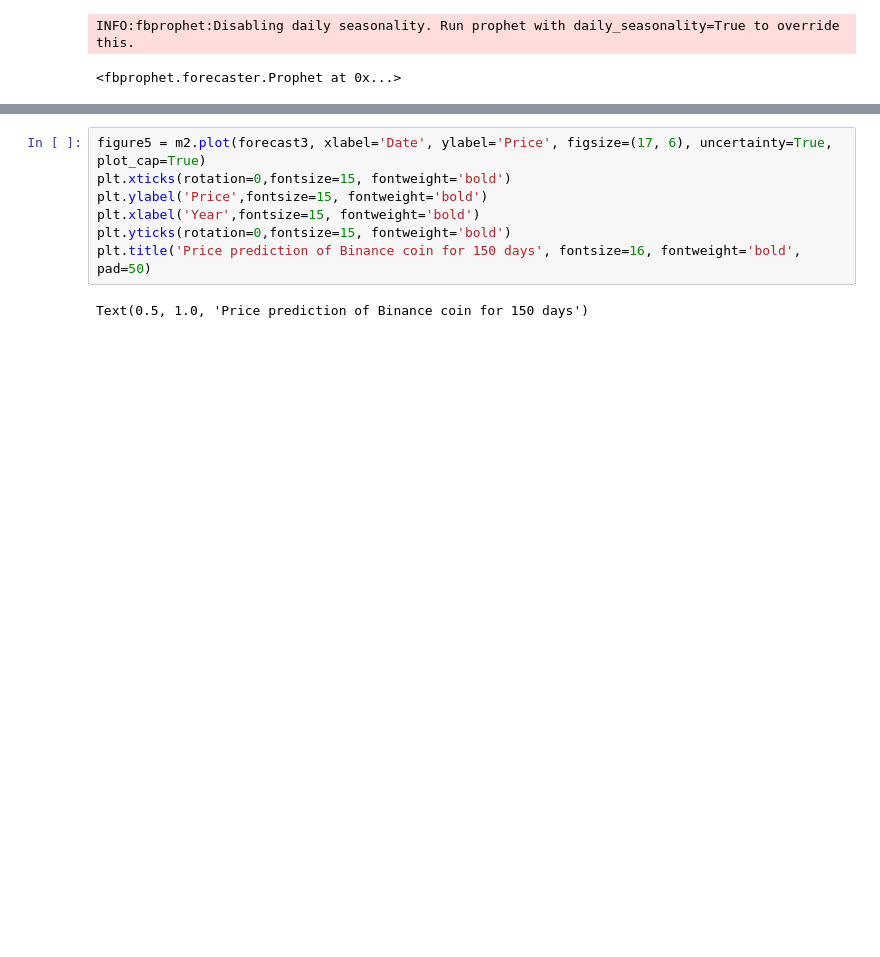
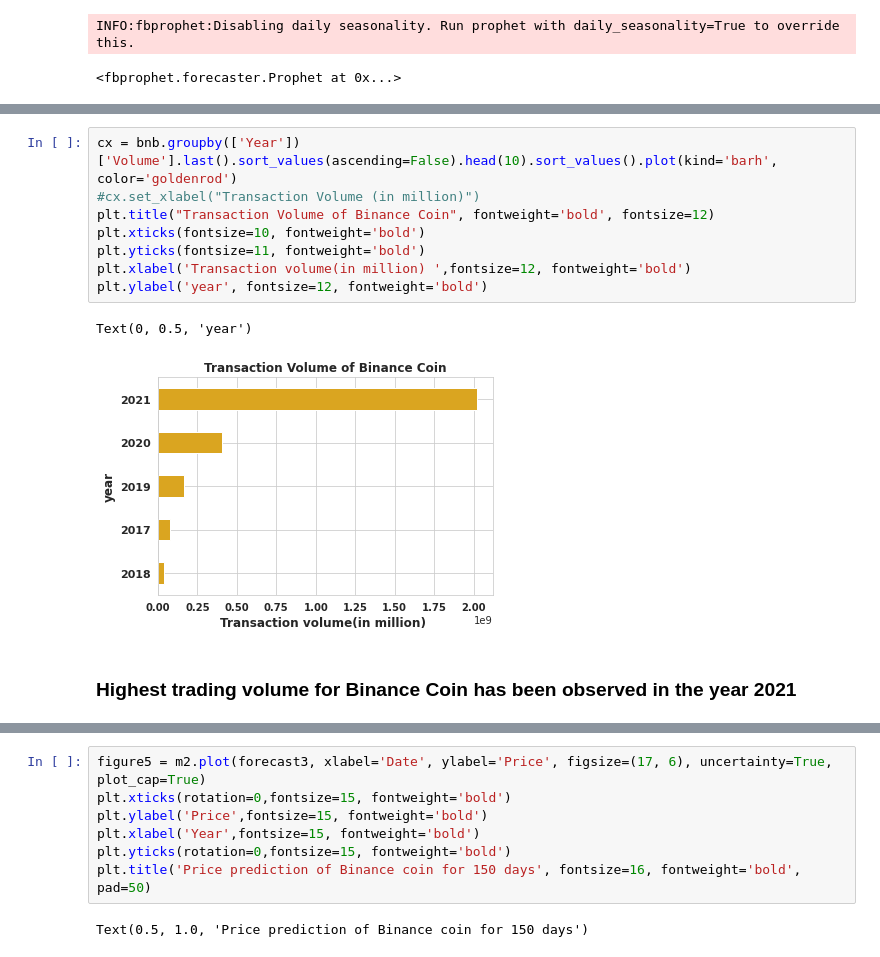
Before and after one commit to shreya227/Cryptocurrency-analysis, a Jupyter notebook: Cryptocurrency_project.ipynb, the cells around one changed output, grey strips where cells are left out. Drawn from its saved outputs; the diff is of its cells as text; blank space fills up the shorter version.

```diff
--- a/Cryptocurrency_project.ipynb
+++ b/Cryptocurrency_project.ipynb
@@ -349,3 +374,16 @@ INFO:fbprophet:Disabling daily seasonality. Run prophet with daily_seasonality=T
+# %%
+cx = bnb.groupby(['Year'])['Volume'].last().sort_values(ascending=False).head(10).sort_values().plot(kind='barh', color='goldenrod')
+#cx.set_xlabel("Transaction Volume (in million)")
+plt.title("Transaction Volume of Binance Coin", fontweight='bold', fontsize=12)
+plt.xticks(fontsize=10, fontweight='bold')
+plt.yticks(fontsize=11, fontweight='bold')
+plt.xlabel('Transaction volume(in million) ',fontsize=12, fontweight='bold')
+plt.ylabel('year', fontsize=12, fontweight='bold')
+# %% [output]
+Text(0, 0.5, 'year')
+[figure, added]
+# %% [markdown]
+### Highest trading volume for Binance Coin has been observed in the year 2021
 # %%
 future3 = m2.make_future_dataframe(periods=150)
 forecast3 = m2.predict(future3)
```
Also changed, not shown: parts of 41 cells of this notebook.
